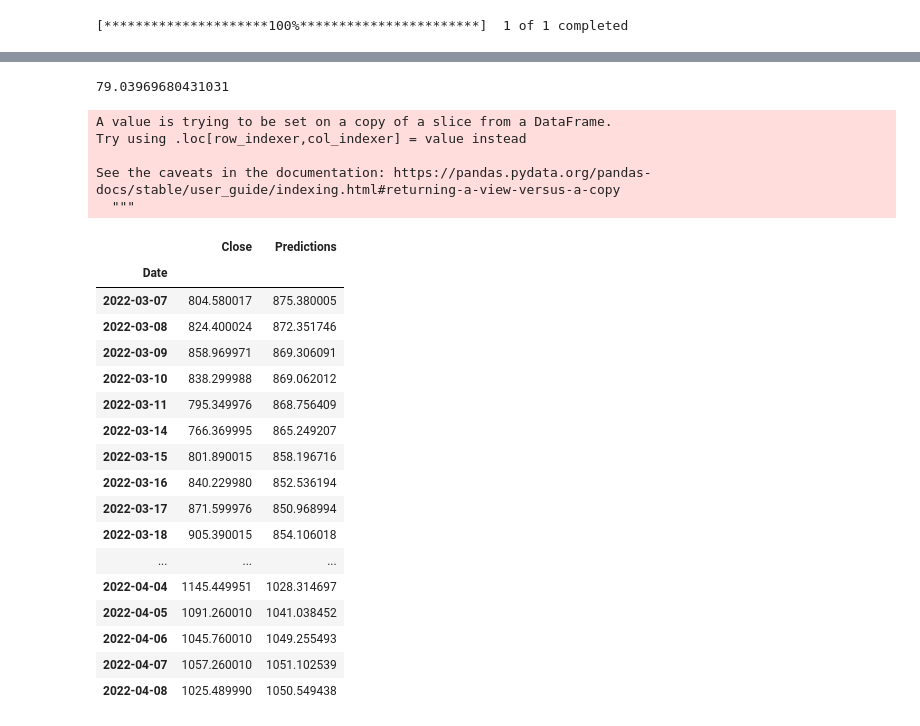
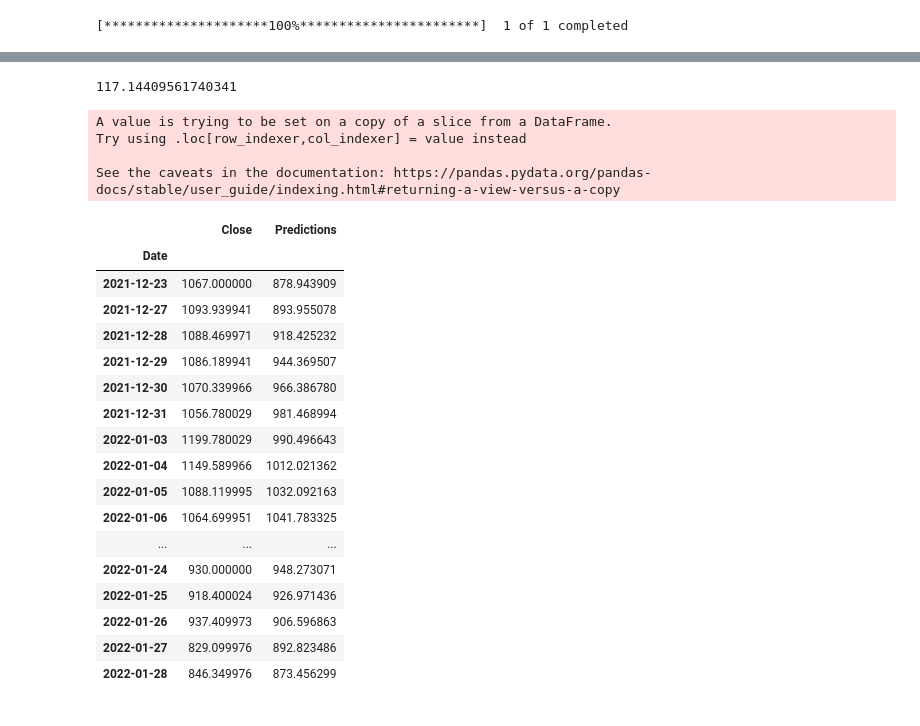
Before and after one commit to big-data-project-TweetStockPrediction/tweet-stock-prediction, a Jupyter notebook: LSTM.ipynb, the cells around one changed output, grey strips where cells are left out. Drawn from its saved outputs; the diff is of its cells as text; code cells hidden in the pictures.

```diff
--- a/LSTM.ipynb
+++ b/LSTM.ipynb
@@ -109,8 +110,10 @@ training_data_len
 # Scale the data
 from sklearn.preprocessing import MinMaxScaler
 
-scaler = MinMaxScaler(feature_range=(0,1))#MinMaxScaler最小最大值標準化
+scaler = MinMaxScaler(feature_range=(0,1)) #MinMaxScaler最小最大值標準化
 scaled_data = scaler.fit_transform(dataset)
+scaler_close = MinMaxScaler(feature_range=(0,1)) #MinMaxScaler最小最大值標準化
+scaled_data_close = scaler_close.fit_transform(data_close)
 # %%
 # Create the training data set
 # Create the scaled training data set
@@ -118,17 +121,14 @@ train_data = scaled_data[0:int(training_data_len), :]
 # Split the data into x_train and y_train data sets
 x_train = []
 y_train = []
-
+#!!!!可以改window size
+#!!!!改成60*6
 for i in range(60, len(train_data)):
-    x_train.append(train_data[i-60:i, 0])
-    y_train.append(train_data[i, 0])
-    if i<= 61:
-        print(x_train)
-        print(y_train)
-        print()
+    x_train.append(train_data[i-60:i, :])
+    y_train.append(train_data[i, 3])
 
 # Convert the x_train and y_train to numpy arrays
 x_train, y_train = np.array(x_train), np.array(y_train)
 
 # Reshape the data
-x_train = np.reshape(x_train, (x_train.shape[0], x_train.shape[1], 1))
+x_train = np.reshape(x_train, (x_train.shape[0], x_train.shape[1], 6))
@@ -153,10 +135,10 @@ x_train = np.reshape(x_train, (x_train.shape[0], x_train.shape[1], 1))
 # %%
 from keras.models import Sequential
 from keras.layers import Dense, LSTM
-
+#!!!!改layer
 # Build the LSTM model
 model = Sequential()
-model.add(LSTM(128, return_sequences=True, input_shape= (x_train.shape[1], 1)))
+model.add(LSTM(128, return_sequences=True, input_shape= (x_train.shape[1], 6)))
 model.add(LSTM(64, return_sequences=False))
 model.add(Dense(25))
 model.add(Dense(1))
@@ -175,53 +157,53 @@ model.fit(x_train, y_train, batch_size=1, epochs=1)
 test_data = scaled_data[training_data_len - 60: , :]
 # Create the data sets x_test and y_test
 x_test = []
-y_test = dataset[training_data_len:, :]
+y_test = dataset[training_data_len:,3]
 for i in range(60, len(test_data)):
-    x_test.append(test_data[i-60:i, 0])
+    x_test.append(test_data[i-60:i, :])
 
 # Convert the data to a numpy array
 x_test = np.array(x_test)
 
 # Reshape the data
-x_test = np.reshape(x_test, (x_test.shape[0], x_test.shape[1], 1 ))
+x_test = np.reshape(x_test, (x_test.shape[0], x_test.shape[1], 6 ))
 
 # Get the models predicted price values
 predictions = model.predict(x_test)
-predictions = scaler.inverse_transform(predictions)
-
+predictions = scaler_close.inverse_transform(predictions)
+#改用MAPE看看
 # Get the root mean squared error (RMSE)
 rmse = np.sqrt(np.mean(((predictions - y_test) ** 2)))
 rmse
 # %% [output]
-79.03969680431031
+117.14409561740341
 # %%
 # Plot the data
 data = df.filter(['Close'])
 train = data[:training_data_len]
 valid = data[training_data_len:]
+predictions
 valid['Predictions'] = predictions
 valid
 # %% [output]
 A value is trying to be set on a copy of a slice from a DataFrame.
 Try using .loc[row_indexer,col_indexer] = value instead
 
 See the caveats in the documentation: https://pandas.pydata.org/pandas-docs/stable/user_guide/indexing.html#returning-a-view-versus-a-copy
-  """
 |  | Close | Predictions |
 | Date |  |  |
-| 2022-03-07 | 804.580017 | 875.380005 |
-| 2022-03-08 | 824.400024 | 872.351746 |
-| 2022-03-09 | 858.969971 | 869.306091 |
-| 2022-03-10 | 838.299988 | 869.062012 |
-| 2022-03-11 | 795.349976 | 868.756409 |
-| 2022-03-14 | 766.369995 | 865.249207 |
-| 2022-03-15 | 801.890015 | 858.196716 |
-| 2022-03-16 | 840.229980 | 852.536194 |
-| 2022-03-17 | 871.599976 | 850.968994 |
-| 2022-03-18 | 905.390015 | 854.106018 |
+| 2021-12-23 | 1067.000000 | 878.943909 |
+| 2021-12-27 | 1093.939941 | 893.955078 |
+| 2021-12-28 | 1088.469971 | 918.425232 |
+| 2021-12-29 | 1086.189941 | 944.369507 |
+| 2021-12-30 | 1070.339966 | 966.386780 |
+| 2021-12-31 | 1056.780029 | 981.468994 |
+| 2022-01-03 | 1199.780029 | 990.496643 |
+| 2022-01-04 | 1149.589966 | 1012.021362 |
+| 2022-01-05 | 1088.119995 | 1032.092163 |
+| 2022-01-06 | 1064.699951 | 1041.783325 |
 | ... | ... | ... |
-| 2022-04-04 | 1145.449951 | 1028.314697 |
-| 2022-04-05 | 1091.260010 | 1041.038452 |
-| 2022-04-06 | 1045.760010 | 1049.255493 |
-| 2022-04-07 | 1057.260010 | 1051.102539 |
-| 2022-04-08 | 1025.489990 | 1050.549438 |
+| 2022-01-24 | 930.000000 | 948.273071 |
+| 2022-01-25 | 918.400024 | 926.971436 |
+| 2022-01-26 | 937.409973 | 906.596863 |
+| 2022-01-27 | 829.099976 | 892.823486 |
+| 2022-01-28 | 846.349976 | 873.456299 |
```
Also changed, not shown: parts of 11 cells of this notebook.
